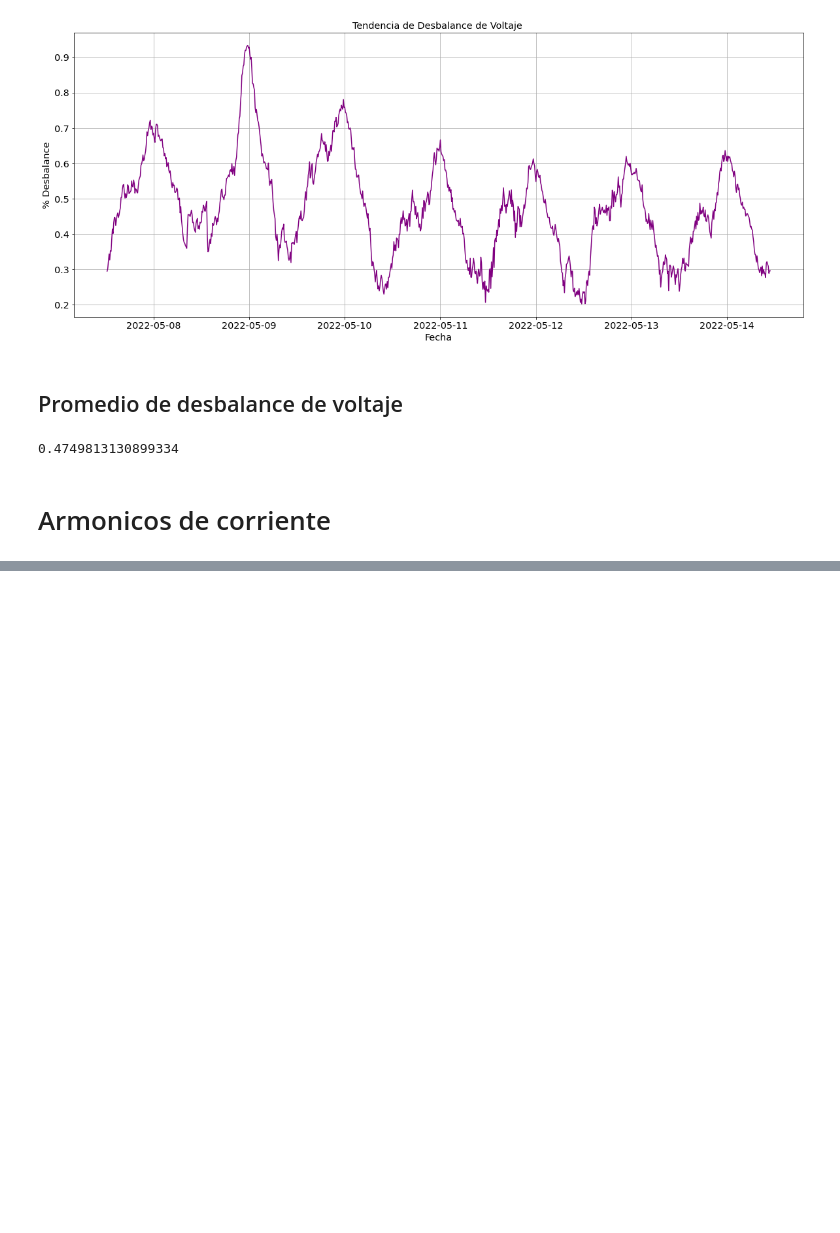
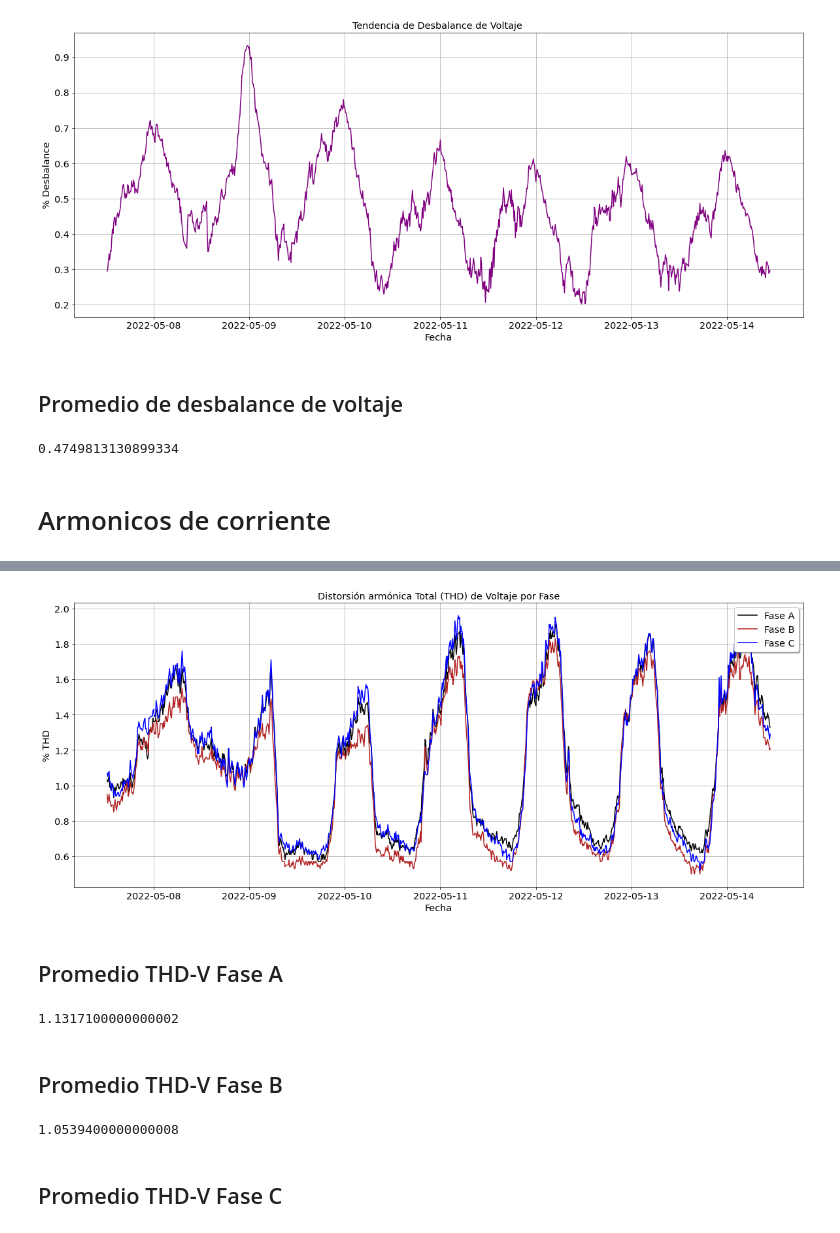
Before and after one commit to anghelcast/pqdata_samples, a Jupyter notebook: PQDATA_1000KVA_FIME/PQDATA_1000KVA.ipynb, the cells around one changed output, grey strips where cells are left out. Saved outputs shown, nothing was run; the diff lists cells and outputs as text; code cells hidden in the pictures; blank space fills up the shorter version.

```diff
--- a/PQDATA_1000KVA_FIME/PQDATA_1000KVA.ipynb
+++ b/PQDATA_1000KVA_FIME/PQDATA_1000KVA.ipynb
@@ -559,0 +615,37 @@ plt.show()
+# %%
+plt.figure(figsize=(20,8))
+tf= df5['Fecha']
+thdva= df5['thdv-a']
+thdvb= df5['thdv-b']
+thdvc= df5['thdv-c']
+
+plt.plot(tf, thdva, color ='black', label='Fase A')
+plt.plot(tf, thdvb, color = 'firebrick', label='Fase B')
+plt.plot(tf, thdvc, color = 'blue', label= 'Fase C')
+
+plt.title('Distorsión armónica Total (THD) de Voltaje por Fase')
+plt.xlabel('Fecha')
+plt.ylabel('% THD')
+plt.grid()
+plt.legend( shadow=True, loc='upper right' )
+plt.show()
+# %% [output]
+[figure, added]
+# %% [markdown]
+## Promedio THD-V Fase A
+# %%
+thdva= df5['thdv-a']
+
+thdva.mean(axis='index')
+# %% [output]
+1.1317100000000002
+# %% [markdown]
+## Promedio THD-V Fase B
+# %%
+thdvb= df5['thdv-b']
+
+thdvb.mean(axis='index')
+# %% [output]
+1.0539400000000008
+# %% [markdown]
+## Promedio THD-V Fase C
```
Also changed, not shown: parts of 13 cells of this notebook.
